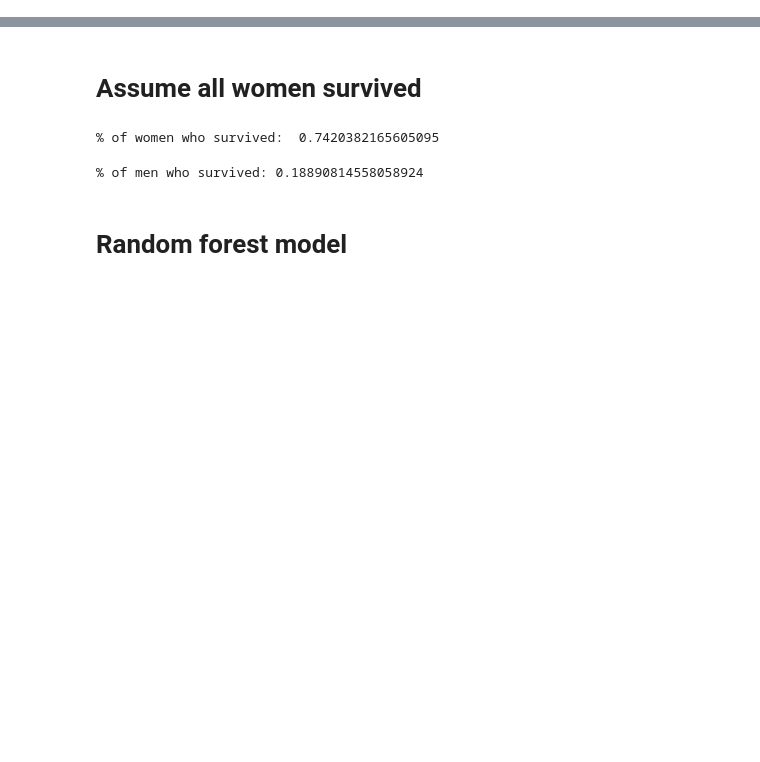
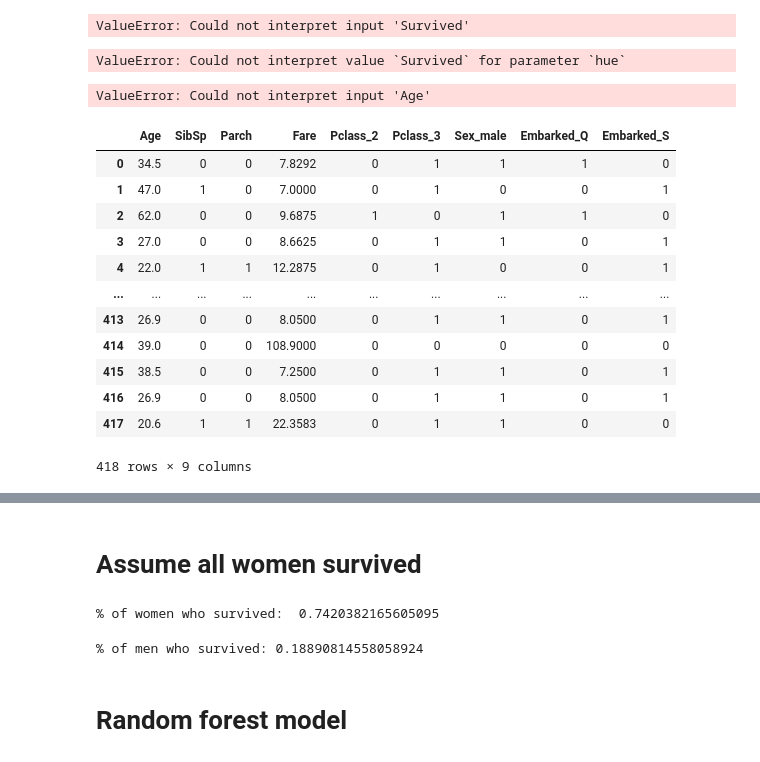
Before and after one commit to 0Ellias0/Titanic_death_prediction, a Jupyter notebook: Main.ipynb, the cells around one changed output, grey strips where cells are left out. Saved outputs shown, nothing was run; the diff lists cells and outputs as text; code cells hidden in the pictures; blank space fills up the shorter version.

```diff
--- a/Main.ipynb
+++ b/Main.ipynb
@@ -22,0 +97,13 @@ df_test['Embarked'].fillna('S', inplace=True)
+# %%
+X_age = age_train[feature_age]
+y_age = age_train['Age']
+X_age = pd.get_dummies(X_age, drop_first=True, dtype=int)
+X_age_test = pd.get_dummies(age_test[feature_age], drop_first=True, dtype=int)
+
+
+X_age['Fare'].fillna(0, inplace=True)
+# %%
+rfr = RandomForestRegressor(n_estimators=200)
+rfr.fit(X_age, y_age)
+print(rfr.feature_importances_)
+age_pred = rfr.predict(X_age_test).round(1)
@@ -22,0 +113,2 @@ df_test['Embarked'].fillna('S', inplace=True)
+# %%
+df_test.loc[df_test['Age'].isnull(), 'Age'] = age_pred
@@ -22,0 +126,12 @@ df_test['Embarked'].fillna('S', inplace=True)
+# %%
+sns.countplot(df_train, x='Embarked', hue='Survived')
+# %% [output]
+ValueError: Could not interpret input 'Survived'
+# %%
+sns.scatterplot(df_train, x='Age', y='Fare', hue='Survived')
+# %% [output]
+ValueError: Could not interpret value `Survived` for parameter `hue`
+# %%
+sns.barplot(df_train, x='Pclass', y='Age', hue='Survived')
+# %% [output]
+ValueError: Could not interpret input 'Age'
@@ -22,0 +145,23 @@ df_test['Embarked'].fillna('S', inplace=True)
+# %%
+# # data preprocessing
+df_test = df_test.drop(['PassengerId','Name','Ticket'], axis=1)
+df_test = pd.get_dummies(df_test, columns=['Pclass','Sex','Embarked'], drop_first=True, dtype=int)
+# # create X, y data
+#X_test = df_test.drop('Survived', axis=1)
+#y_test = df_test['Survived']
+# %%
+df_test
+# %% [output]
+|  | Age | SibSp | Parch | Fare | Pclass_2 | Pclass_3 | Sex_male | Embarked_Q | Embarked_S |
+| 0 | 34.5 | 0 | 0 | 7.8292 | 0 | 1 | 1 | 1 | 0 |
+| 1 | 47.0 | 1 | 0 | 7.0000 | 0 | 1 | 0 | 0 | 1 |
+| 2 | 62.0 | 0 | 0 | 9.6875 | 1 | 0 | 1 | 1 | 0 |
+| 3 | 27.0 | 0 | 0 | 8.6625 | 0 | 1 | 1 | 0 | 1 |
+| 4 | 22.0 | 1 | 1 | 12.2875 | 0 | 1 | 0 | 0 | 1 |
+| ... | ... | ... | ... | ... | ... | ... | ... | ... | ... |
+| 413 | 26.9 | 0 | 0 | 8.0500 | 0 | 1 | 1 | 0 | 1 |
+| 414 | 39.0 | 0 | 0 | 108.9000 | 0 | 0 | 0 | 0 | 0 |
+| 415 | 38.5 | 0 | 0 | 7.2500 | 0 | 1 | 1 | 0 | 1 |
+| 416 | 26.9 | 0 | 0 | 8.0500 | 0 | 1 | 1 | 0 | 1 |
+| 417 | 20.6 | 1 | 1 | 22.3583 | 0 | 1 | 1 | 0 | 0 |
+418 rows × 9 columns
```
Also changed, not shown: parts of 21 cells of this notebook, 1 other file.
